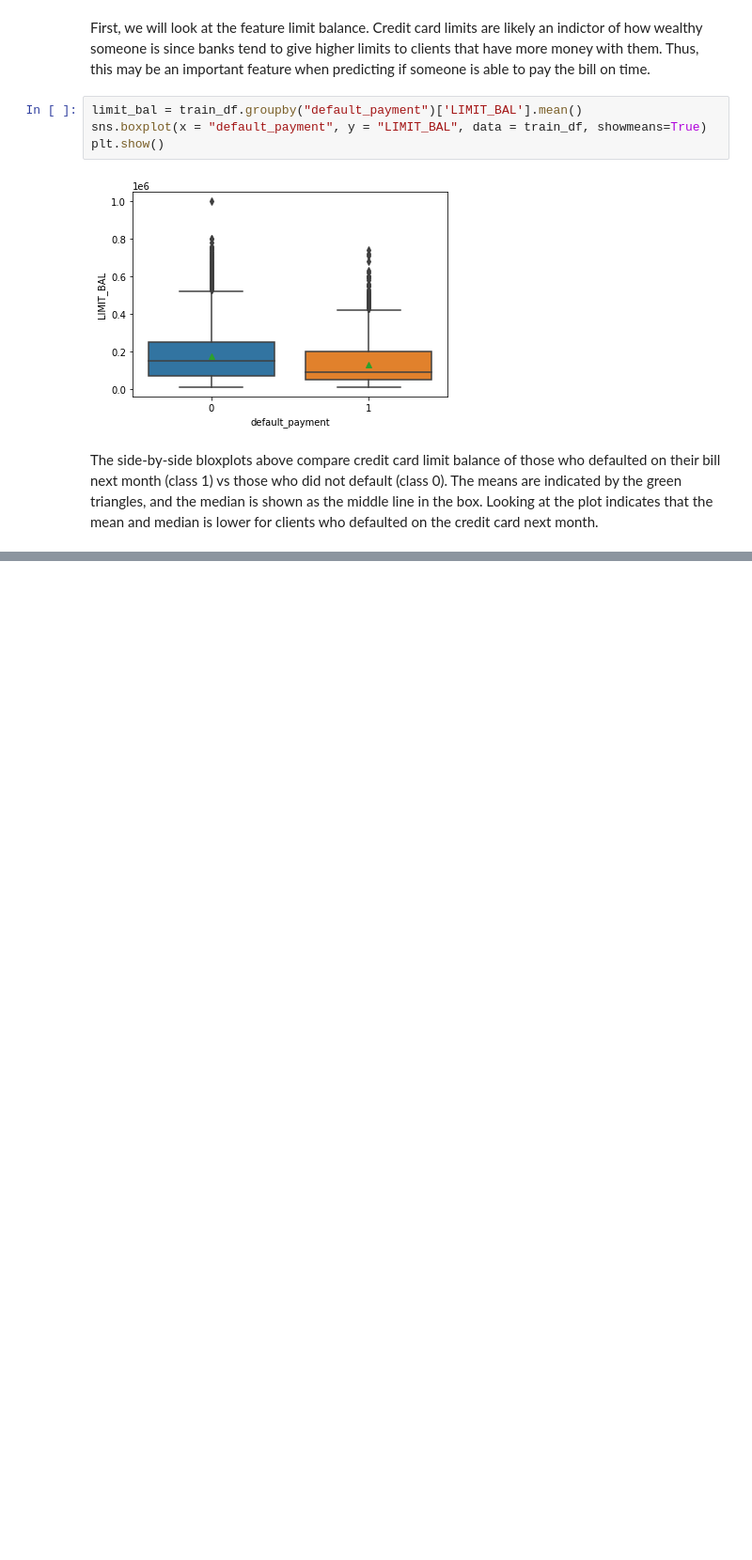
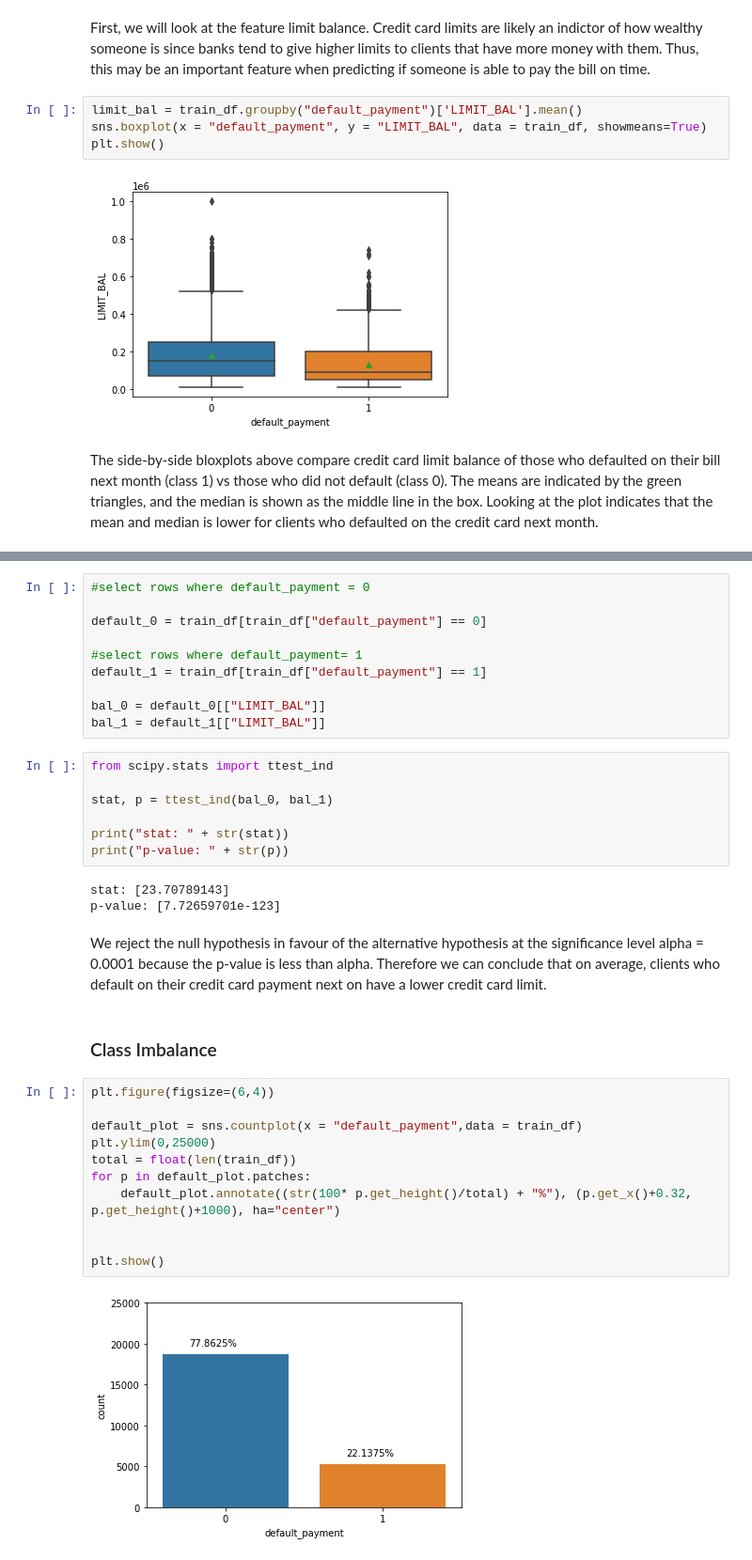
Before and after one commit to hmartin11/DSCI-310-Group-4, a Jupyter notebook: data_analysis.ipynb, the cells around one changed output, grey strips where cells are left out. Shown: that part at 94% size. Saved outputs shown, nothing was run; the diff lists cells and outputs as text; blank space fills up the shorter version.

```diff
--- a/data_analysis.ipynb
+++ b/data_analysis.ipynb
@@ -96,0 +108,37 @@ pd.DataFrame(limit_bal)
+# %%
+#select rows where default_payment = 0
+
+default_0 = train_df[train_df["default_payment"] == 0]
+
+#select rows where default_payment= 1
+default_1 = train_df[train_df["default_payment"] == 1]
+
+bal_0 = default_0[["LIMIT_BAL"]]
+bal_1 = default_1[["LIMIT_BAL"]]
+# %%
+from scipy.stats import ttest_ind
+
+stat, p = ttest_ind(bal_0, bal_1)
+
+print("stat: " + str(stat))
+print("p-value: " + str(p))
+# %% [output]
+stat: [23.70789143]
+p-value: [7.72659701e-123]
+# %% [markdown]
+We reject the null hypothesis in favour of the alternative hypothesis at the significance level alpha = 0.0001 because the p-value is less than alpha. Therefore we can conclude that on average, clients who default on their credit card payment next on have a lower credit card limit.
+# %% [markdown]
+### Class Imbalance
+# %%
+plt.figure(figsize=(6,4))
+
+default_plot = sns.countplot(x = "default_payment",data = train_df)
+plt.ylim(0,25000)
+total = float(len(train_df))
+for p in default_plot.patches:
+    default_plot.annotate((str(100* p.get_height()/total) + "%"), (p.get_x()+0.32, p.get_height()+1000), ha="center")
+
+
+plt.show()
+# %% [output]
+[figure, added]
```
Also changed, not shown: parts of 17 cells of this notebook.
